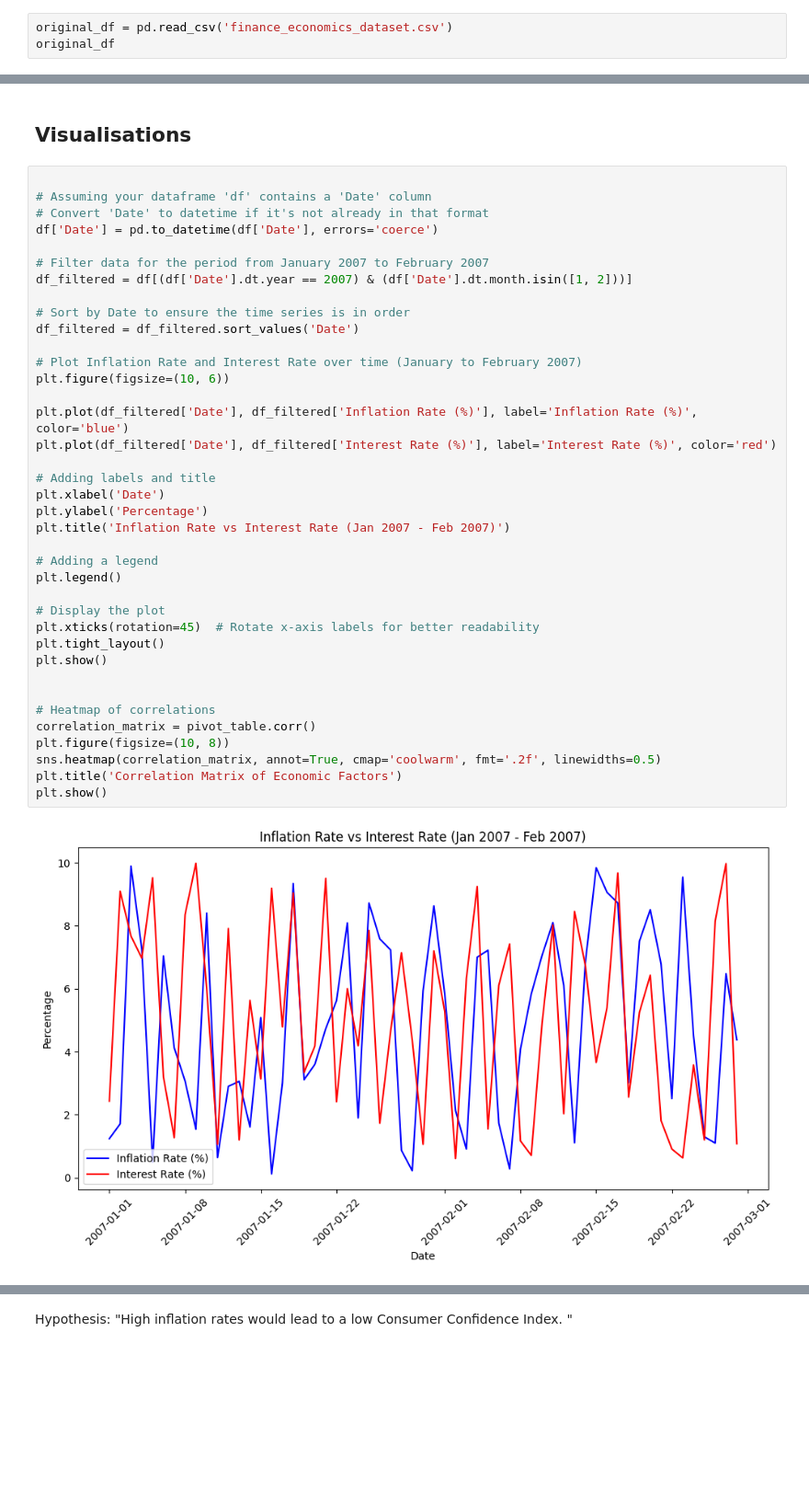
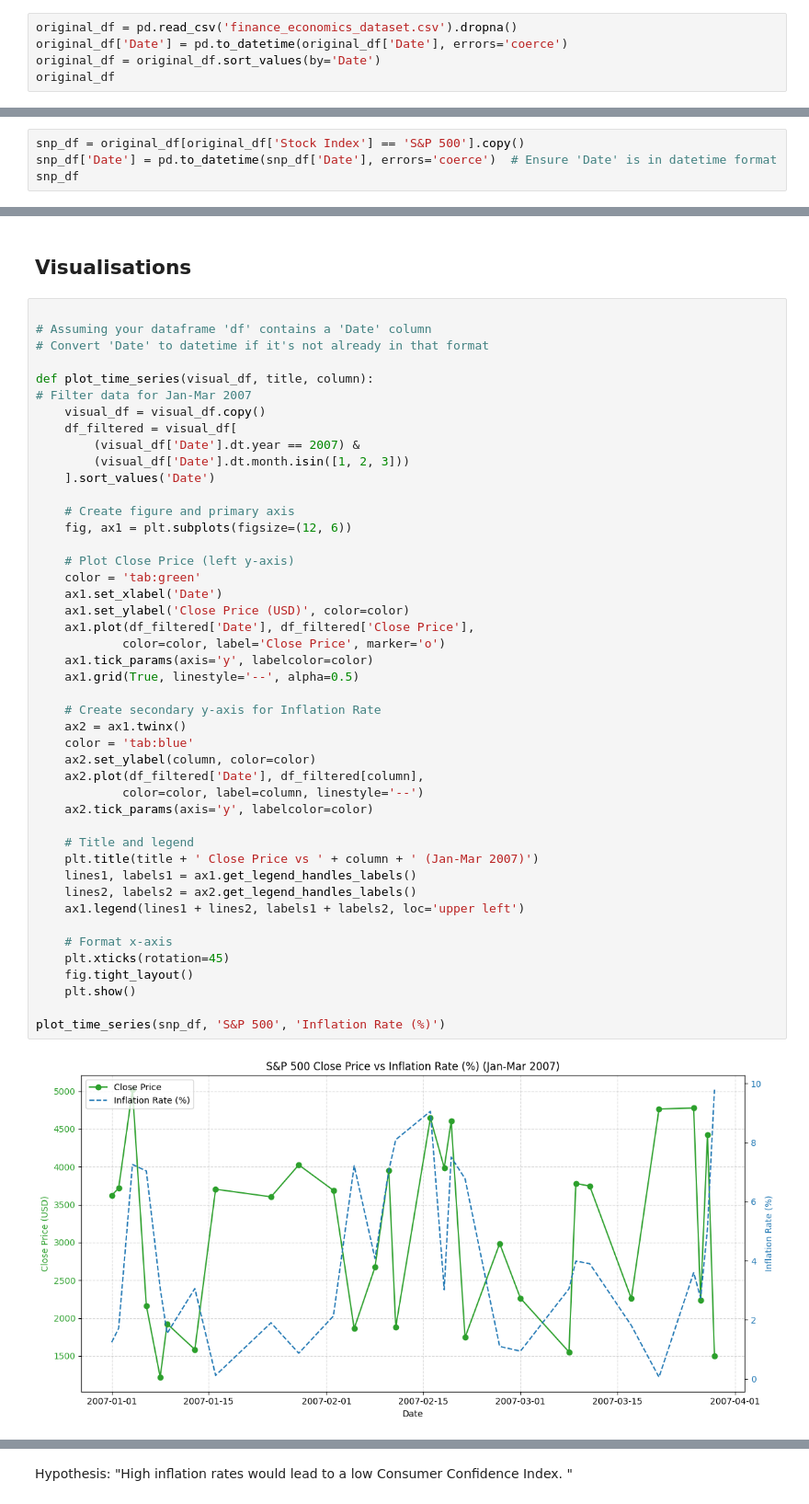
Before and after one commit to phxlptwt/phxlptwt, a Jupyter notebook: stat1000j/econs_analysisipynb.ipynb, the cells around one changed output, grey strips where cells are left out. Shown at 92% size. Drawn from its saved outputs; the diff is of its cells as text; blank space fills up the shorter version.

```diff
--- a/stat1000j/econs_analysisipynb.ipynb
+++ b/stat1000j/econs_analysisipynb.ipynb
@@ -28,5 +25,7 @@ from sklearn.model_selection import train_test_split, GridSearchCV, cross_val_sc
 # %%
-original_df = pd.read_csv('finance_economics_dataset.csv')
+original_df = pd.read_csv('finance_economics_dataset.csv').dropna()
+original_df['Date'] = pd.to_datetime(original_df['Date'], errors='coerce')
+original_df = original_df.sort_values(by='Date')
 original_df
 # %% [output]
 |  | Date | Stock Index | Open Price | Close Price | Daily High | Daily Low | Trading Volume | GDP Growth (%) | ... |
@@ -46,0 +47,4 @@ We only take the following columns to focus more on just the macroeconomic indic
+# %%
+snp_df = original_df[original_df['Stock Index'] == 'S&P 500'].copy()
+snp_df['Date'] = pd.to_datetime(snp_df['Date'], errors='coerce')  # Ensure 'Date' is in datetime format
+snp_df
@@ -122,40 +210,47 @@ high_inflation
 # %%
 
 # Assuming your dataframe 'df' contains a 'Date' column
 # Convert 'Date' to datetime if it's not already in that format
-df['Date'] = pd.to_datetime(df['Date'], errors='coerce')
 
-# Filter data for the period from January 2007 to February 2007
-df_filtered = df[(df['Date'].dt.year == 2007) & (df['Date'].dt.month.isin([1, 2]))]
+def plot_time_series(visual_df, title, column):
+# Filter data for Jan-Mar 2007
+    visual_df = visual_df.copy()
+    df_filtered = visual_df[
+        (visual_df['Date'].dt.year == 2007) &
+        (visual_df['Date'].dt.month.isin([1, 2, 3]))
+    ].sort_values('Date')
 
-# Sort by Date to ensure the time series is in order
-df_filtered = df_filtered.sort_values('Date')
+    # Create figure and primary axis
+    fig, ax1 = plt.subplots(figsize=(12, 6))
 
-# Plot Inflation Rate and Interest Rate over time (January to February 2007)
-plt.figure(figsize=(10, 6))
+    # Plot Close Price (left y-axis)
+    color = 'tab:green'
+    ax1.set_xlabel('Date')
+    ax1.set_ylabel('Close Price (USD)', color=color)
+    ax1.plot(df_filtered['Date'], df_filtered['Close Price'],
+            color=color, label='Close Price', marker='o')
+    ax1.tick_params(axis='y', labelcolor=color)
+    ax1.grid(True, linestyle='--', alpha=0.5)
 
-plt.plot(df_filtered['Date'], df_filtered['Inflation Rate (%)'], label='Inflation Rate (%)', color='blue')
-plt.plot(df_filtered['Date'], df_filtered['Interest Rate (%)'], label='Interest Rate (%)', color='red')
+    # Create secondary y-axis for Inflation Rate
+    ax2 = ax1.twinx()
+    color = 'tab:blue'
+    ax2.set_ylabel(column, color=color)
+    ax2.plot(df_filtered['Date'], df_filtered[column],
+            color=color, label=column, linestyle='--')
+    ax2.tick_params(axis='y', labelcolor=color)
 
-# Adding labels and title
-plt.xlabel('Date')
-plt.ylabel('Percentage')
-plt.title('Inflation Rate vs Interest Rate (Jan 2007 - Feb 2007)')
+    # Title and legend
+    plt.title(title + ' Close Price vs ' + column + ' (Jan-Mar 2007)')
+    lines1, labels1 = ax1.get_legend_handles_labels()
+    lines2, labels2 = ax2.get_legend_handles_labels()
+    ax1.legend(lines1 + lines2, labels1 + labels2, loc='upper left')
 
-# Adding a legend
-plt.legend()
+    # Format x-axis
+    plt.xticks(rotation=45)
+    fig.tight_layout()
+    plt.show()
 
-# Display the plot
-plt.xticks(rotation=45)  # Rotate x-axis labels for better readability
-plt.tight_layout()
-plt.show()
-
-
-# Heatmap of correlations
-correlation_matrix = pivot_table.corr()
-plt.figure(figsize=(10, 8))
-sns.heatmap(correlation_matrix, annot=True, cmap='coolwarm', fmt='.2f', linewidths=0.5)
-plt.title('Correlation Matrix of Economic Factors')
-plt.show()
+plot_time_series(snp_df, 'S&P 500', 'Inflation Rate (%)')
 # %% [output]
-[figure, old version]
+[figure, new version]
```
Also changed, not shown: parts of 24 cells of this notebook.
